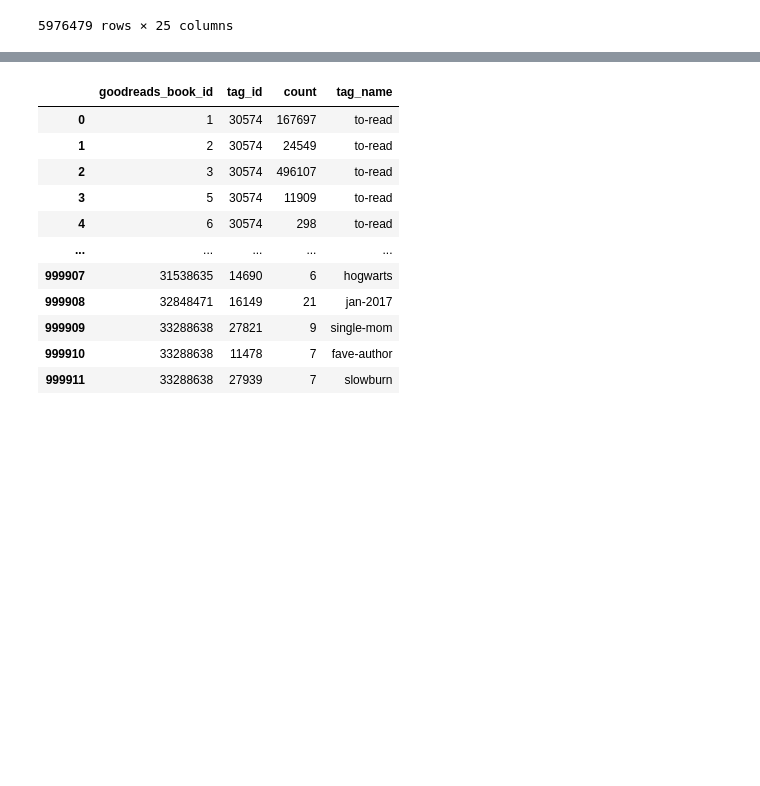
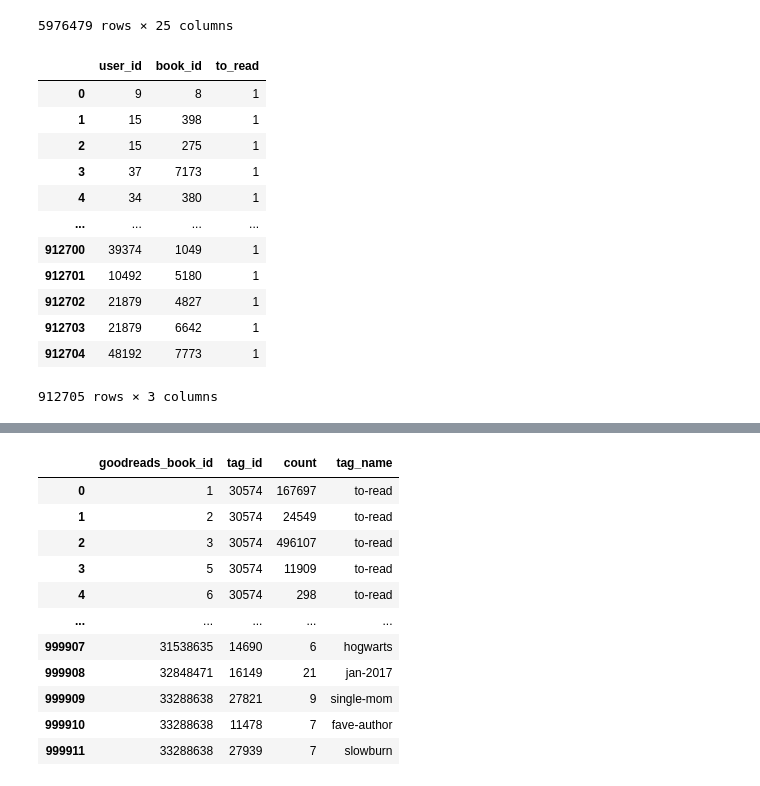
Before and after one commit to SimplonAI/books, a Jupyter notebook: analyse.ipynb, the cells around one changed output, grey strips where cells are left out. Cells and saved outputs as stored; diff of their text form; code cells hidden in the pictures; blank space fills up the shorter version.

```diff
--- a/analyse.ipynb
+++ b/analyse.ipynb
@@ -97,4 +139,19 @@ data
 5976479 rows × 25 columns
 # %%
 to_read["to_read"] = 1
+to_read
+# %% [output]
+|  | user_id | book_id | to_read |
+| 0 | 9 | 8 | 1 |
+| 1 | 15 | 398 | 1 |
+| 2 | 15 | 275 | 1 |
+| 3 | 37 | 7173 | 1 |
+| 4 | 34 | 380 | 1 |
+| ... | ... | ... | ... |
+| 912700 | 39374 | 1049 | 1 |
+| 912701 | 10492 | 5180 | 1 |
+| 912702 | 21879 | 4827 | 1 |
+| 912703 | 21879 | 6642 | 1 |
+| 912704 | 48192 | 7773 | 1 |
+912705 rows × 3 columns
 # %%
```
Also changed, not shown: parts of 17 cells of this notebook, 1 other file.
